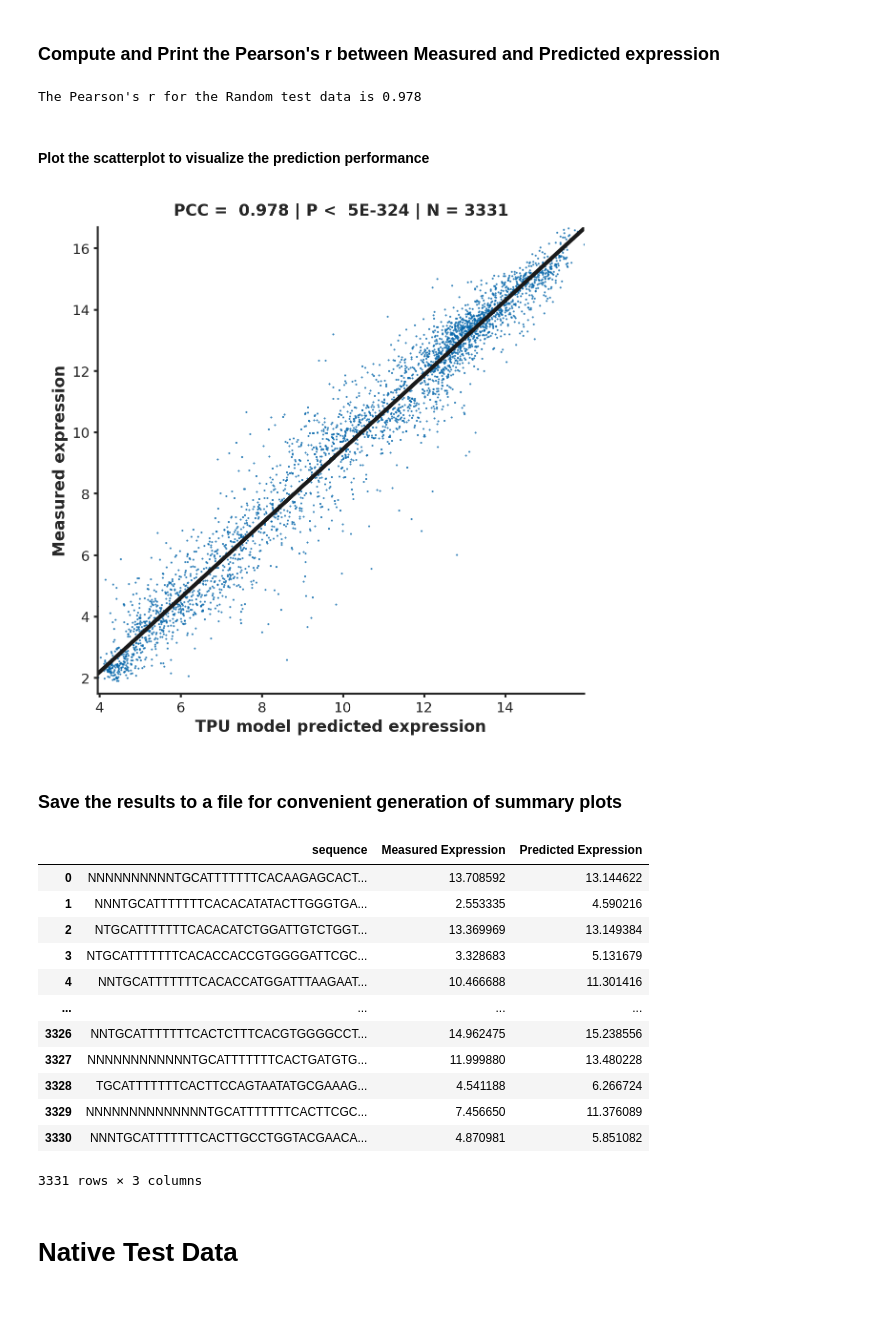
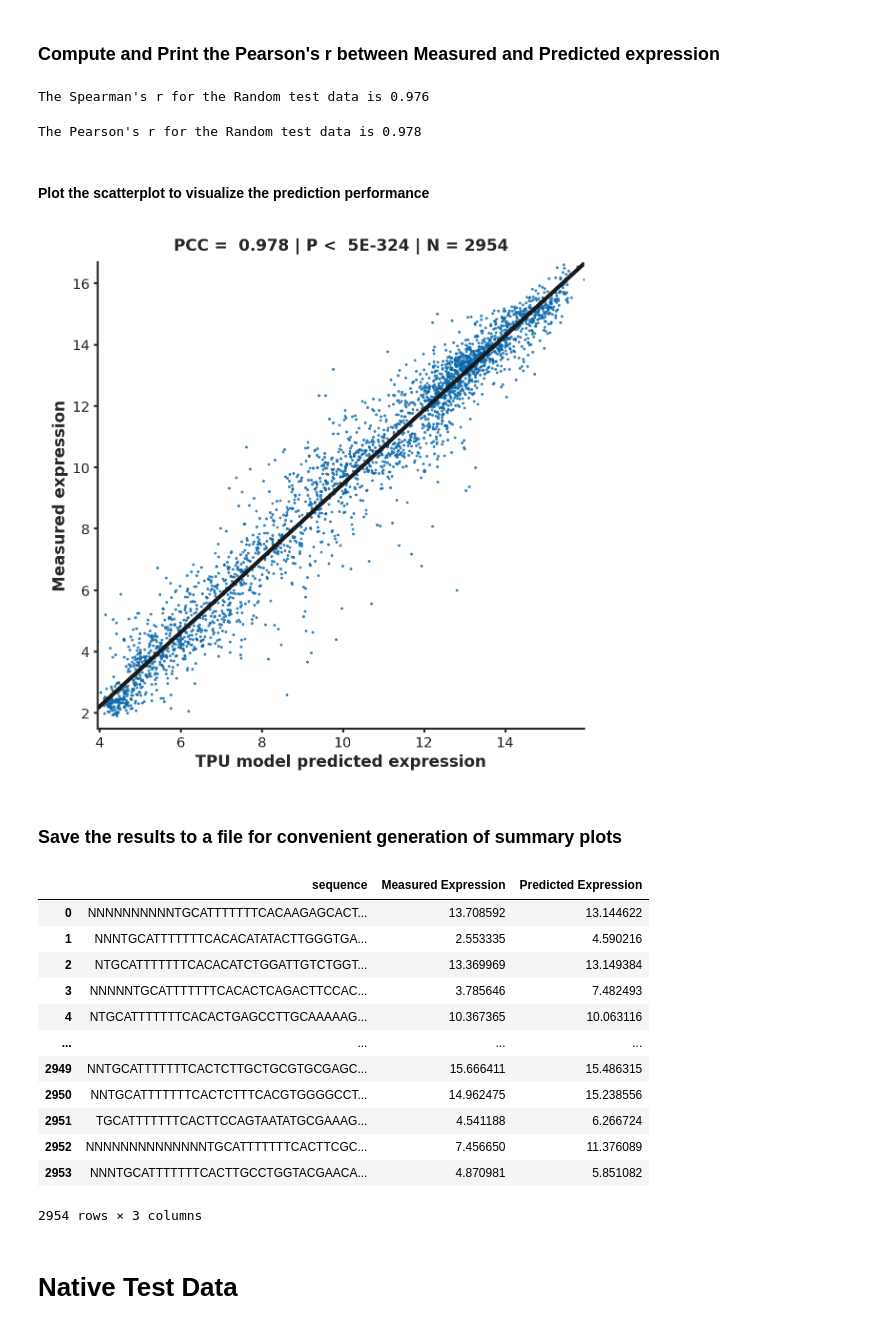
Before and after one commit to 1edv/evolution, a Jupyter notebook: manuscript_code/model/tpu_model/1_use_tpu_model_to_generate_results.ipynb, the cells around one changed output. Cells and saved outputs as stored; diff of their text form; code cells hidden in the pictures.

```diff
--- a/manuscript_code/model/tpu_model/1_use_tpu_model_to_generate_results.ipynb
+++ b/manuscript_code/model/tpu_model/1_use_tpu_model_to_generate_results.ipynb
@@ -66,34 +221,17 @@ WARNING:tensorflow:From /home/edv/evolution_reviewer/code/referee_response/tpu_m
 #####  ‘Random Test Data’ definition:
 This test dataset is a a fresh random sample of sequences from the complete sequence space whose expression is measured in the complex medium separately of the training data generation experiment allowing for high quality expression measurements.
 # %%
-
-def read_hq_testdata(filename) :
-    #### Convert sequence to one hot code and return sequence, expression pairs
-    with open(filename) as f:
-        reader = csv.reader(f, delimiter="\t")
-        d = list(reader)
-
-    sequences = [di[0] for di in d]
-
-
-    for i in tqdm(range(0,len(sequences))) :
-        if (len(sequences[i]) > 110) :
-            sequences[i] = sequences[i][-110:]
-        if (len(sequences[i]) < 110) :
-            while (len(sequences[i]) < 110) :
-                sequences[i] = 'N'+sequences[i]
-
-
-    expressions = [di[1] for di in d]
-    expdata = np.asarray(expressions)
-    expdata = expdata.astype('float')
-
-    return np.squeeze(np.asarray(sequences)),expdata
-
-sequences,expressions = read_hq_testdata(os.path.join('../../../data/test_data/HQ_testdata.txt'))
-expressions = [float(x) for x in expressions]
+fig_df = pd.read_csv('../../../results_summary/Random_testdata_complex_media.csv' , index_col =0)
 # %% [markdown]
 ### Generate expression predictions using the TPU model
 # %%
+### %%time
+### This can take up to a minute for the GPU model
+
+sequences = list(fig_df.seq110.values) ### sequence
+expressions = list(fig_df['Measured Expression'].values) # Load expressions
+
+
+
 predicted_expressions = evaluate_model(sequences, model, scaler, batch_size , fitness_function_graph)
 # %% [output]
@@ -102,13 +240,22 @@ predicted_expressions = evaluate_model(sequences, model, scaler, batch_size , fi
 ### Compute and Print the Pearson's r between Measured and Predicted expression
 # %%
 
-pcc = scipy.stats.pearsonr(predicted_expressions,expressions)[0]
-print(f'The Pearson\'s r for the Random test data is', format(pcc, '0.3f'))
+pcc = scipy.stats.spearmanr(predicted_expressions,expressions)[0]
+print(f'The Spearman\'s r for the Random test data is', format(pcc, '0.3f'))
 
 ### Uncomment the next line to get the Pearson's r for more decimal places
 #print(f'The Pearson\'s r for the Random test data is', format(pcc)) ### Keen readers will note that this value was used in Notebook 3 of the benchmarking models
 # %% [output]
-The Pearson's r for the Random test data is 0.978
+The Spearman's r for the Random test data is 0.976
+# %%
+
+pcc = scipy.stats.pearsonr(predicted_expressions,expressions)[0]
+print(f'The Pearson\'s r for the Random test data is', format(pcc, '0.3f'))
+
+### Uncomment the next line to get the Pearson's r for more decimal places
+#print(f'The Pearson\'s r for the Random test data is', format(pcc)) ### Keen readers will note that this value was used in Notebook 3 of the benchmarking models
+# %% [output]
+The Pearson's r for the Random test data is 0.978
 # %% [markdown]
 #### Plot the scatterplot to visualize the prediction performance
 # %%
@@ -126,7 +273,7 @@ y = expressions
 
 r = scipy.stats.pearsonr(x ,y )
 sns.regplot(x=x ,y=y ,
-            scatter_kws= {'s':1,'linewidth':0, 'rasterized':True} ,
+            scatter_kws= {'s':2,'linewidth':0, 'rasterized':True} ,
             line_kws= {'linewidth':2} ,
             color= '#0868ac', robust = 1 )
 
@@ -134,34 +281,34 @@ sns.regplot(x=x ,y=y ,
 
 ax = plt.gca()
 #ax.get_legend().remove()
 
 
 ax.set_xlabel(model_name + " predicted expression")
 ax.set_ylabel("Measured expression")
 if (r[1] ==0.0) :
     ax.set_title(f"PCC = {r[0] : 0.3f} | P < {np.nextafter(0, 1) : 0.0E} | N = {len(x)}"  )
 else :
     ax.set_title(f"PCC = {r[0] : 0.3f} | P = {r[1] : 0.2E} | N = {len(x)}"  )
 
 
 plt.setp(ax.artists, edgecolor = 'k')
 plt.setp(ax.lines, color='k')
 #plt.setp(ax.lines, linewidth=1.5)
 
 ax.autoscale(enable=True, axis='x', tight=True)
 ax.autoscale(enable=True, axis='y', tight=True)
 #ax.set_xlim(xmin=-8,xmax=8)
 #ax.set_ylim(ymin=-8,ymax=8)
 
 
 
 plt.savefig("%s.svg" % (fig_file,), bbox_inches="tight")
 plt.savefig("%s.pdf" % (fig_file,), bbox_inches="tight")
 plt.savefig("%s.png" % (fig_file,), bbox_inches="tight")
 
 plt.show()
 # %% [output]
-[figure, old version]
+[figure, new version]
 # %% [markdown]
 ### Save the results to a file for convenient generation of summary plots
 # %%
@@ -175,15 +322,15 @@ results_df
 | 0 | NNNNNNNNNNTGCATTTTTTTCACAAGAGCACT... | 13.708592 | 13.144622 |
 | 1 | NNNTGCATTTTTTTCACACATATACTTGGGTGA... | 2.553335 | 4.590216 |
 | 2 | NTGCATTTTTTTCACACATCTGGATTGTCTGGT... | 13.369969 | 13.149384 |
-| 3 | NTGCATTTTTTTCACACCACCGTGGGGATTCGC... | 3.328683 | 5.131679 |
-| 4 | NNTGCATTTTTTTCACACCATGGATTTAAGAAT... | 10.466688 | 11.301416 |
+| 3 | NNNNNTGCATTTTTTTCACACTCAGACTTCCAC... | 3.785646 | 7.482493 |
+| 4 | NTGCATTTTTTTCACACTGAGCCTTGCAAAAAG... | 10.367365 | 10.063116 |
 | ... | ... | ... | ... |
-| 3326 | NNTGCATTTTTTTCACTCTTTCACGTGGGGCCT... | 14.962475 | 15.238556 |
-| 3327 | NNNNNNNNNNNNTGCATTTTTTTCACTGATGTG... | 11.999880 | 13.480228 |
-| 3328 | TGCATTTTTTTCACTTCCAGTAATATGCGAAAG... | 4.541188 | 6.266724 |
-| 3329 | NNNNNNNNNNNNNNTGCATTTTTTTCACTTCGC... | 7.456650 | 11.376089 |
-| 3330 | NNNTGCATTTTTTTCACTTGCCTGGTACGAACA... | 4.870981 | 5.851082 |
+| 2949 | NNTGCATTTTTTTCACTCTTGCTGCGTGCGAGC... | 15.666411 | 15.486315 |
+| 2950 | NNTGCATTTTTTTCACTCTTTCACGTGGGGCCT... | 14.962475 | 15.238556 |
+| 2951 | TGCATTTTTTTCACTTCCAGTAATATGCGAAAG... | 4.541188 | 6.266724 |
+| 2952 | NNNNNNNNNNNNNNTGCATTTTTTTCACTTCGC... | 7.456650 | 11.376089 |
+| 2953 | NNNTGCATTTTTTTCACTTGCCTGGTACGAACA... | 4.870981 | 5.851082 |
-3331 rows × 3 columns
+2954 rows × 3 columns
 # %% [markdown]
 # Native Test Data
 # %% [markdown]
```
Also changed, not shown: parts of 23 cells of this notebook, 22 other files.
